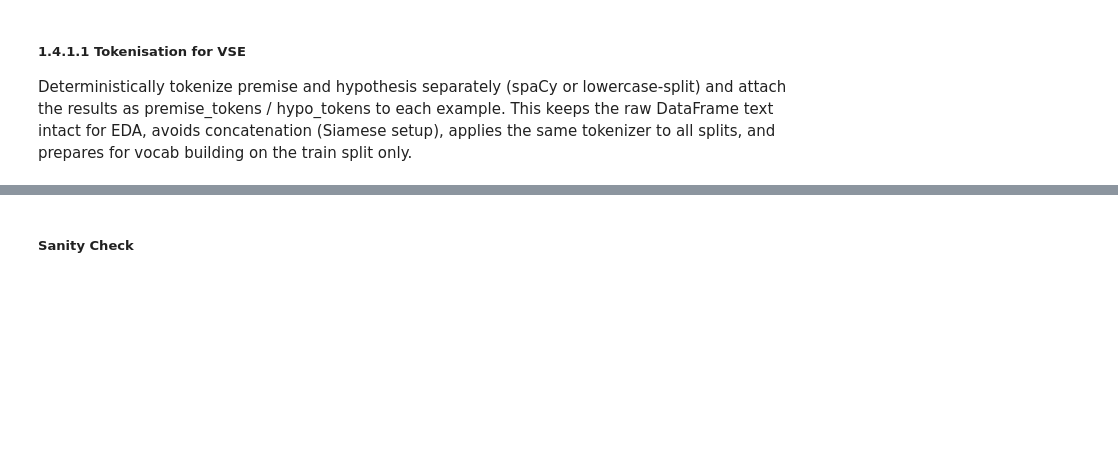
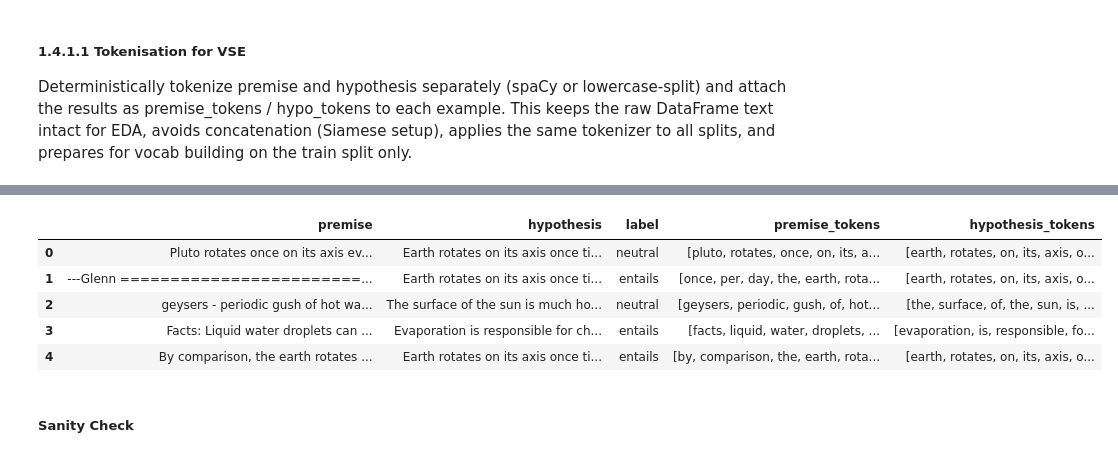
Before and after one commit to MahitGtg/nlp-project, a Jupyter notebook: variational_siamese_encoder.ipynb, the cells around one changed output, grey strips where cells are left out. Cells and saved outputs as stored; diff of their text form; code cells hidden in the pictures; blank space fills up the shorter version.

```diff
--- a/variational_siamese_encoder.ipynb
+++ b/variational_siamese_encoder.ipynb
@@ -237,0 +194,69 @@ display(X_train_tokens.head())
+# %%
+import spacy, re
+from spacy.cli import download as spacy_download
+
+nlp = spacy.load("en_core_web_sm", disable=["ner","parser","tagger","lemmatizer"])
+
+# ---- Token filtering toggles ----
+# If you want to EXACTLY match your partner's behaviour (regex r'^\w+$', which allows underscores):
+USE_PARTNER_REGEX = True
+
+def keep_token_text(text: str) -> bool:
+    if USE_PARTNER_REGEX:
+        # Partner's rule: letters/digits/underscore only
+        return bool(re.match(r'^\w+$', text))
+    else:
+        # Your previous rule: alphanumeric only (no underscores)
+        return text.isalnum()
+
+def tok_doc(doc):
+    # lower-case + filter
+    return [t.text.lower() for t in doc if keep_token_text(t.text)]
+
+# ---------- DataFrame tokenisation (does NOT mutate raw text columns) ----------
+def tokenize_dataset_df(df, dataset_name="dataset", batch_size=64):
+    """
+    Returns a copy with 'premise_tokens' and 'hypothesis_tokens' columns.
+    Does not overwrite 'premise'/'hypothesis' raw text (handy for EDA).
+    """
+    print(f"Tokenising {dataset_name} (DataFrame view)...")
+    out = df.copy()
+    prem_docs = list(nlp.pipe(out["premise"].tolist(), batch_size=batch_size))
+    hypo_docs = list(nlp.pipe(out["hypothesis"].tolist(), batch_size=batch_size))
+    out["premise_tokens"] = [tok_doc(d) for d in prem_docs]
+    out["hypothesis_tokens"] = [tok_doc(d) for d in hypo_docs]
+    print(f"✓ {dataset_name} tokenised (added *_tokens columns)")
+    return out
+
+# ---------- Attach tokens into your examples list (used by your loaders) ----------
+def attach_tokens_to_examples(df, examples, dataset_name="dataset", batch_size=64):
+    """
+    df: DataFrame with 'premise','hypothesis'
+    examples: list of dicts with keys including 'premise','hypothesis','y'
+    Side-effect: adds 'premise_tokens' and 'hypo_tokens' to each example (in place)
+    """
+    print(f"Attaching tokens to examples for {dataset_name}...")
+    prem_docs = list(nlp.pipe(df['premise'].tolist(), batch_size=batch_size))
+    hypo_docs = list(nlp.pipe(df['hypothesis'].tolist(), batch_size=batch_size))
+    for ex, pdoc, hdoc in zip(examples, prem_docs, hypo_docs):
+        ex['premise_tokens'] = tok_doc(pdoc)
+        ex['hypo_tokens']   = tok_doc(hdoc)
+    print(f"✓ Tokens attached for {dataset_name}")
+
+# ----------------- Apply to train/val/test -----------------
+# Assumes you already have:
+#   train, val, test            -> DataFrames with 'premise','hypothesis'
+#   train_data, val_data, ...   -> list[dict] examples consumed by your dataset/dataloader
+
+attach_tokens_to_examples(train, train_data, dataset_name="Training set")
+attach_tokens_to_examples(val,   val_data,   dataset_name="Validation set")
+attach_tokens_to_examples(test,  test_data,  dataset_name="Test set")
+
+# Optional: keep a tidy DataFrame view for quick EDA / sanity checks
+X_train_tokens = tokenize_dataset_df(train, "Training set")
+X_val_tokens   = tokenize_dataset_df(val,   "Validation set")
+X_test_tokens  = tokenize_dataset_df(test,  "Test set")
+
+# Peek
+display(X_train_tokens.head())
+# %% [output]
@@ -238,3 +275,9 @@ display(X_train_tokens.head())
+|  | premise | hypothesis | label | premise_tokens | hypothesis_tokens |
+| 0 | Pluto rotates once on its axis ev... | Earth rotates on its axis once ti... | neutral | [pluto, rotates, once, on, its, a... | [earth, rotates, on, its, axis, o... |
+| 1 | ---Glenn ========================... | Earth rotates on its axis once ti... | entails | [once, per, day, the, earth, rota... | [earth, rotates, on, its, axis, o... |
+| 2 | geysers - periodic gush of hot wa... | The surface of the sun is much ho... | neutral | [geysers, periodic, gush, of, hot... | [the, surface, of, the, sun, is, ... |
+| 3 | Facts: Liquid water droplets can ... | Evaporation is responsible for ch... | entails | [facts, liquid, water, droplets, ... | [evaporation, is, responsible, fo... |
+| 4 | By comparison, the earth rotates ... | Earth rotates on its axis once ti... | entails | [by, comparison, the, earth, rota... | [earth, rotates, on, its, axis, o... |
 # %% [markdown]
 ##### Sanity Check
 # %%
```
Also changed, not shown: parts of 36 cells of this notebook.
